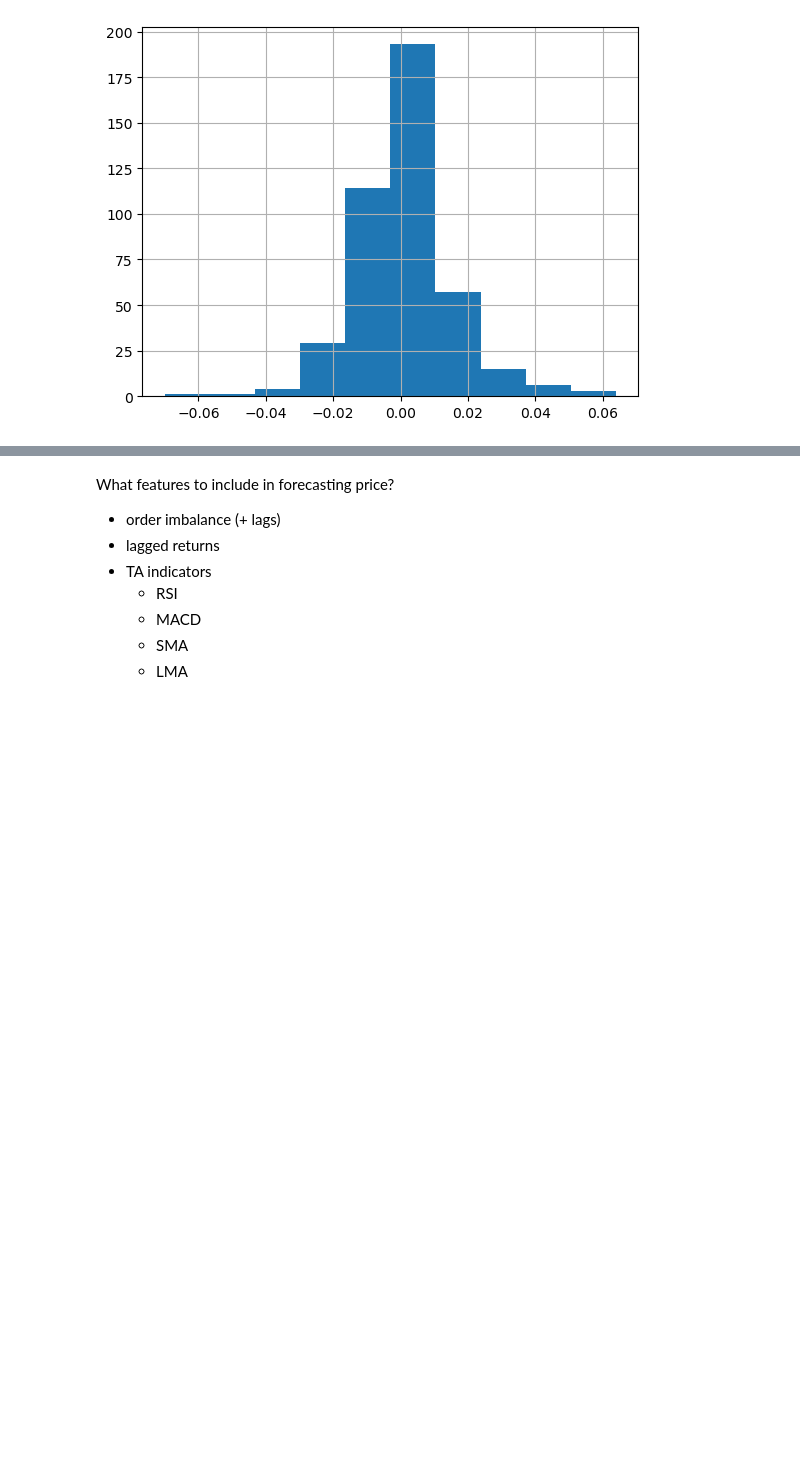
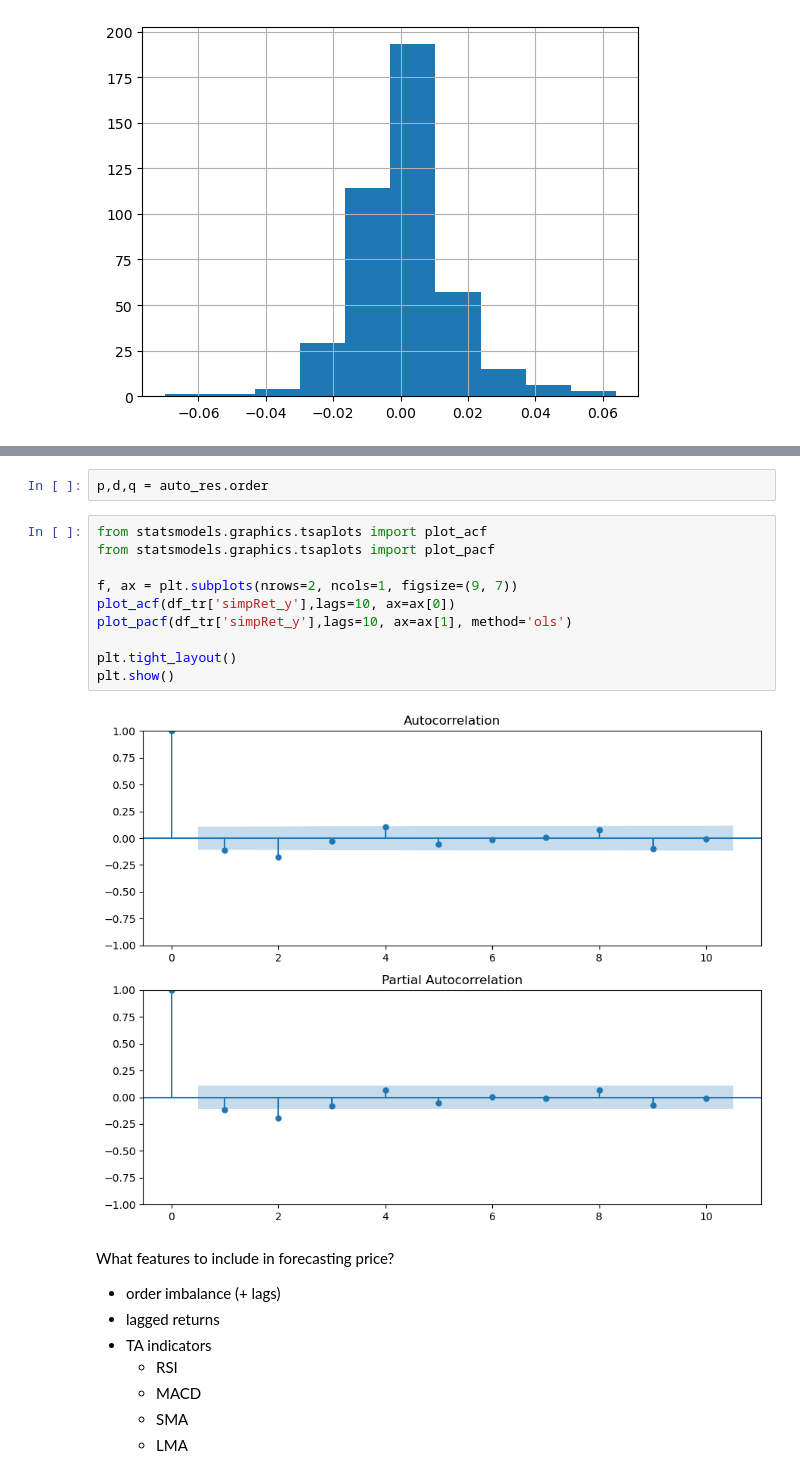
Before and after one commit to codyjcao/osrs-ge, a Jupyter notebook: osrs_ML_forecasting.ipynb, the cells around one changed output, grey strips where cells are left out. Drawn from its saved outputs; the diff is of its cells as text; blank space fills up the shorter version.

```diff
--- a/osrs_ML_forecasting.ipynb
+++ b/osrs_ML_forecasting.ipynb
@@ -54,3 +95,17 @@ plt.show()
+# %%
+p,d,q = auto_res.order
+# %%
+from statsmodels.graphics.tsaplots import plot_acf
+from statsmodels.graphics.tsaplots import plot_pacf
+
+f, ax = plt.subplots(nrows=2, ncols=1, figsize=(9, 7))
+plot_acf(df_tr['simpRet_y'],lags=10, ax=ax[0])
+plot_pacf(df_tr['simpRet_y'],lags=10, ax=ax[1], method='ols')
+
+plt.tight_layout()
+plt.show()
+# %% [output]
+[figure, added]
 # %% [markdown]
 What features to include in forecasting price?
 - order imbalance (+ lags)
```
Also changed, not shown: parts of 20 cells of this notebook, 2 other files.
